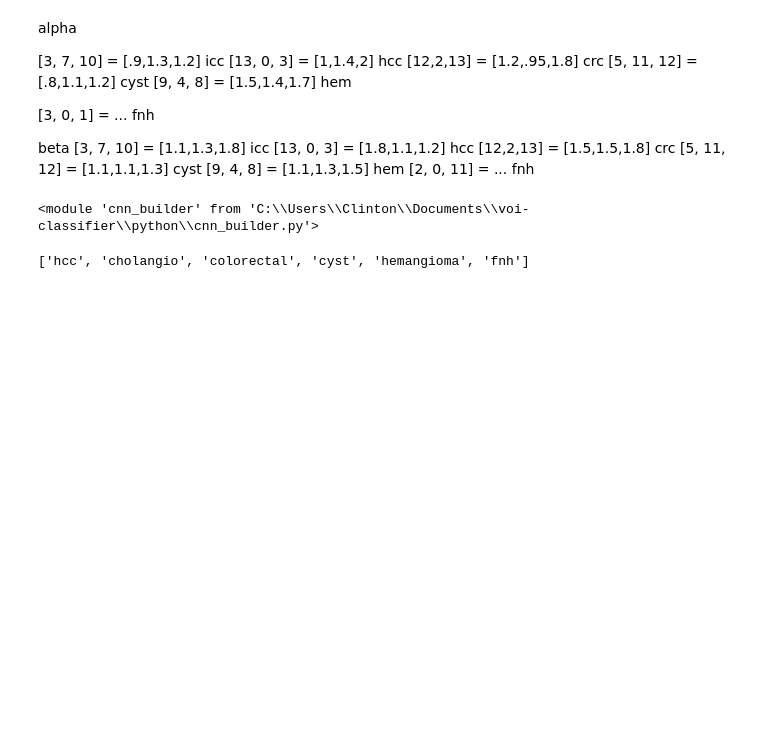
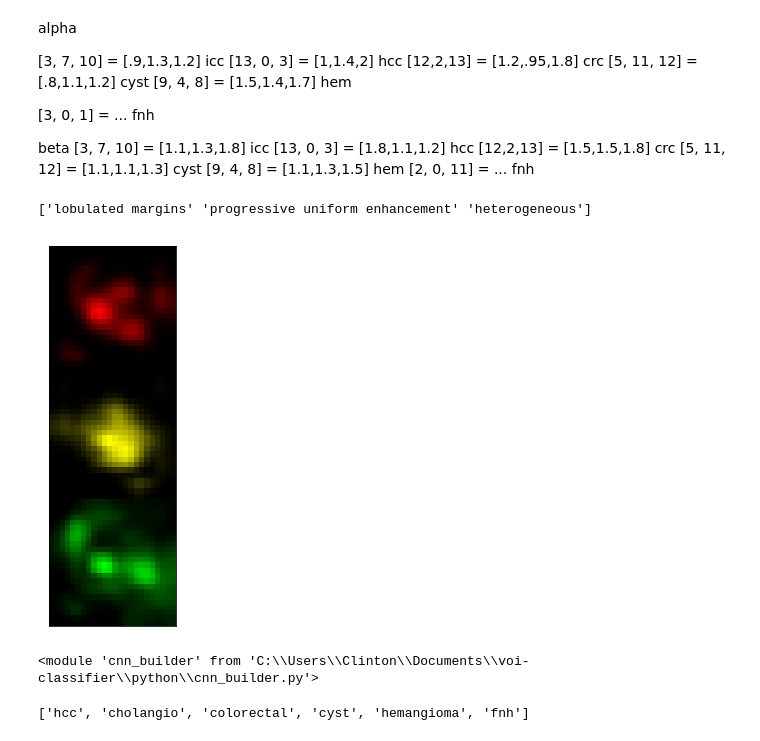
Before and after one commit to clintonjwang/voi-classifier, a Jupyter notebook: python/feature-vis.ipynb, the cells around one changed output. Saved outputs shown, nothing was run; the diff lists cells and outputs as text; code cells hidden in the pictures; blank space fills up the shorter version.

```diff
--- a/python/feature-vis.ipynb
+++ b/python/feature-vis.ipynb
@@ -111,7 +111,7 @@ feature_conv3_ch['central scar'] =np.empty([0,12,12,6,128])
 # %%
 #feature_conv1_ch = {f:np.empty([0,12,12,6,64*3]) for f in all_features}
 #feature_conv2_ch = {f:np.empty([0,12,12,6,128]) for f in all_features}
-feature_conv3_ch = {f:np.empty([0,12,12,6,128]) for f in all_features}
+#feature_conv3_ch = {f:np.empty([0,12,12,6,128]) for f in all_features}
 #feature_conv3_sh = {f:np.empty([0,4,128]) for f in all_features}
 aug_factor = 80
 for f_ix in range(num_features):#relevant_features:
@@ -250,10 +218,9 @@ print(list(zip(range(len(all_features)), all_features)))
 # %% [output]
 [(0, 'arterial enhancement'), (1, 'central scar'), (2, 'continuous enhancing rim'), (3, 'delayed isointensity'), (4, 'heterogeneous'), (5, 'homogeneous'), (6, 'hyperintense mass on delayed phase'), (7 ...
 # %%
-relevant_features = [12,2,13]
-#relevant_features = [12,2,13] #colorectal, [13, 0, 3] #hcc, [3,7,10] #cholangio, [5, 11, 12] #cyst [3, 0, 1] #fnh
-# [9, 4, 8] #hemangioma
-img_dir = "D:\\feature_analysis\\crc"
+relevant_features = [9,12,4]
+#[13,2,14] #colorectal, [16, 0, 4] #hcc, [4,9,12] #cholangio, [7, 14, 15] #cyst [1, 3, 0] #fnh # [6, 10, 11] #hemangioma
+img_dir = "D:\\feature_analysis\\cholangio"
 if not exists(img_dir):
     os.makedirs(img_dir)
 
@@ -337,45 +287,67 @@ beta
 [5, 11, 12] = [1.1,1.1,1.3] cyst
 [9, 4, 8] = [1.1,1.3,1.5] hem
 [2, 0, 11] = ... fnh
+# %%
+gauss = np.zeros((12,12))
+
+for i in range(gauss.shape[0]):
+    for j in range(gauss.shape[1]):
+        dx = abs(i - gauss.shape[0]/2+.5)
+        dy = abs(j - gauss.shape[1]/2+.5)
+        gauss[i,j] = scipy.stats.norm.pdf((dx**2 + dy**2)**.5, 0, gauss.shape[0]//3)
+gauss = np.transpose(np.tile(gauss, (6,1,1)), (1,2,0))
 # %%
 z = orig_data_dict[cls][1][img_id]
 
+bw = False
 width = x.shape[0]
-overlaid_img_clr = np.empty((width*3, x.shape[1], 3))
+overlaid_img_clr = np.zeros((width*3, x.shape[1], 3))
 overlaid_img = x - np.amin(x)
 
-alpha = [1.2,.95,2.3] #inverse area
-beta = [1.5,1.5,1.8] #importance
+high_window = [.7,.9,1] #relative intensity
+low_window = [0.07,0.15,0.05] #relative intensity
 
 sal_map = get_saliency_map(W, test_neurons, num_rel_f)
-#sal_map *= 0
+RGB = []
 for f_num in range(num_rel_f):
-    sal_map_f = sal_map[f_num]
-    sal_map[f_num] = sal_map_f > np.mean(sal_map_f[sal_map_f > 0])*alpha[f_num]
-    sal_map[f_num] *= beta[f_num]
-for f_num in range(num_rel_f):
-    sal_map[f_num, sal_map[f_num,:] != sal_map.max(0)] /= 2
-sal_map[0] *= 1.1
-sal_map[0] += .1*sal_map[1]
-sal_map[2] += .1*sal_map[1]
-sal_map[1] /= 1.2
-sal_map[2] /= 1.
-for f_num in range(num_rel_f):
-    sal_map_f = sal_map[f_num] / beta[f_num]
-    sal_map_f = tr.scale3d(sal_map_f, (2,2,2))
-    #sal_map_f = np.stack([2*sal_map_f + overlaid_img[:,:,:,i] for i in range(num_phases)], 3)
-    sal_map[f_num] = sal_map_f[:,:,sal_map_f.shape[2]//2]
+    sal_map[f_num] *= gauss
+    sal_map[f_num] -= sal_map[f_num].min()
+    hi_thresh = sal_map[f_num].max()*high_window[f_num]
+    lo_thresh = sal_map[f_num].max()*low_window[f_num]
+    sal_map[f_num][sal_map[f_num] > hi_thresh] = hi_thresh
+    sal_map[f_num][sal_map[f_num] < lo_thresh] = lo_thresh
+    sal_map[f_num] -= sal_map[f_num].min()
+    sal_map_f = tr.scale3d(sal_map[f_num], (2,2,2))
+    if bw:
+        sal_map_f = overlaid_img[:,:,:,f_num]
+        hi_thresh = sal_map_f.max()*1
+        lo_thresh = sal_map_f.max()*0
+        sal_map_f[sal_map_f > hi_thresh] = hi_thresh
+        sal_map_f[sal_map_f < lo_thresh] = lo_thresh
+        sal_map_f -= sal_map_f.min()
+    RGB.append(sal_map_f[:,:,sal_map_f.shape[2]//2])
 
-overlaid_img_clr[:width,:,0] = sal_map[0,:,:]
-overlaid_img_clr[width:width*2,:,1] = sal_map[1,:,:]
-overlaid_img_clr[width*2:,:,2] = sal_map[2,:,:]
+overlaid_img_clr[:width,:,0] = RGB[0]
+overlaid_img_clr[width:width*2,:,0] = overlaid_img_clr[width:width*2,:,1] = RGB[1]
+overlaid_img_clr[width*2:,:,1] = RGB[2]
 
 overlaid_img_clr -= overlaid_img_clr.min() - 0
 overlaid_img_clr *= 1 / overlaid_img_clr.max()
+
+if bw:
+    overlaid_img_clr = overlaid_img_clr.mean(-1)
+    overlaid_img_clr = np.transpose(np.tile(overlaid_img_clr, (3,1,1)), (1,2,0))
+
+overlaid_img_clr[:width] *= 1 / overlaid_img_clr[:width].max()
+overlaid_img_clr[width:width*2] *= 1 / overlaid_img_clr[width:width*2].max()
+overlaid_img_clr[width*2:] *= 1 / overlaid_img_clr[width*2:].max()
 
 fig = plt.imshow(overlaid_img_clr)
 fig.get_figure().set_figheight(7)
 fig.axes.get_xaxis().set_visible(False)
 fig.axes.get_yaxis().set_visible(False)
 print(np.array(all_features)[relevant_features])
+# %% [output]
+['lobulated margins' 'progressive uniform enhancement' 'heterogeneous']
+[figure, added]
 # %%
```
Also changed, not shown: parts of 22 cells of this notebook.
